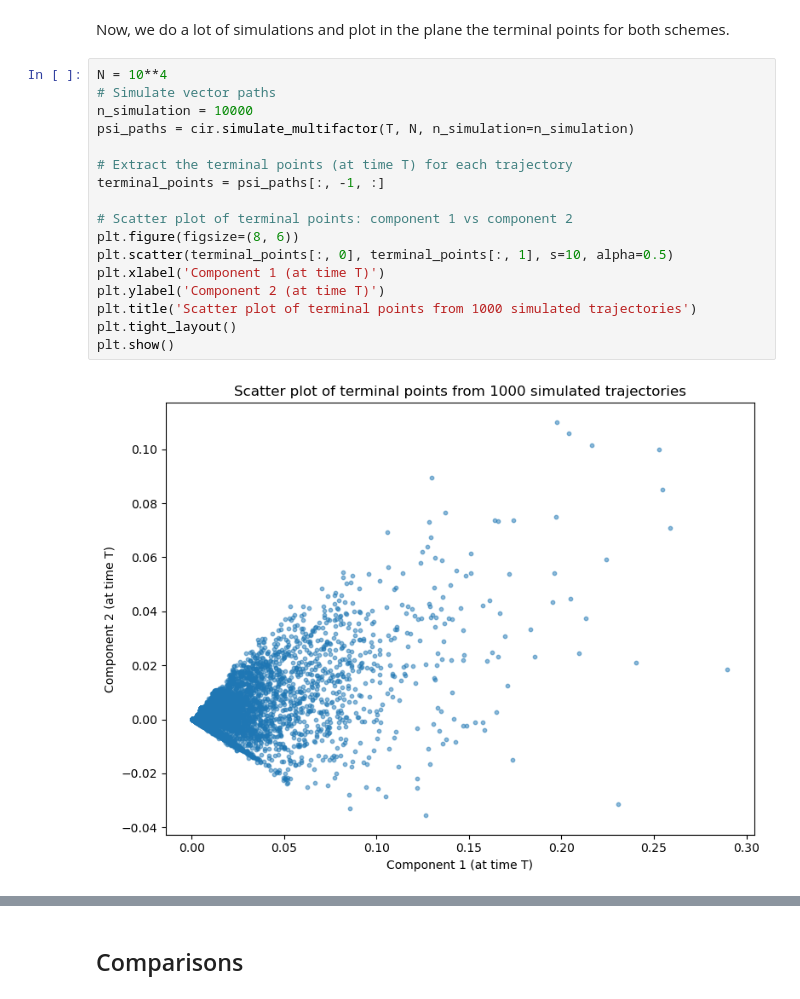
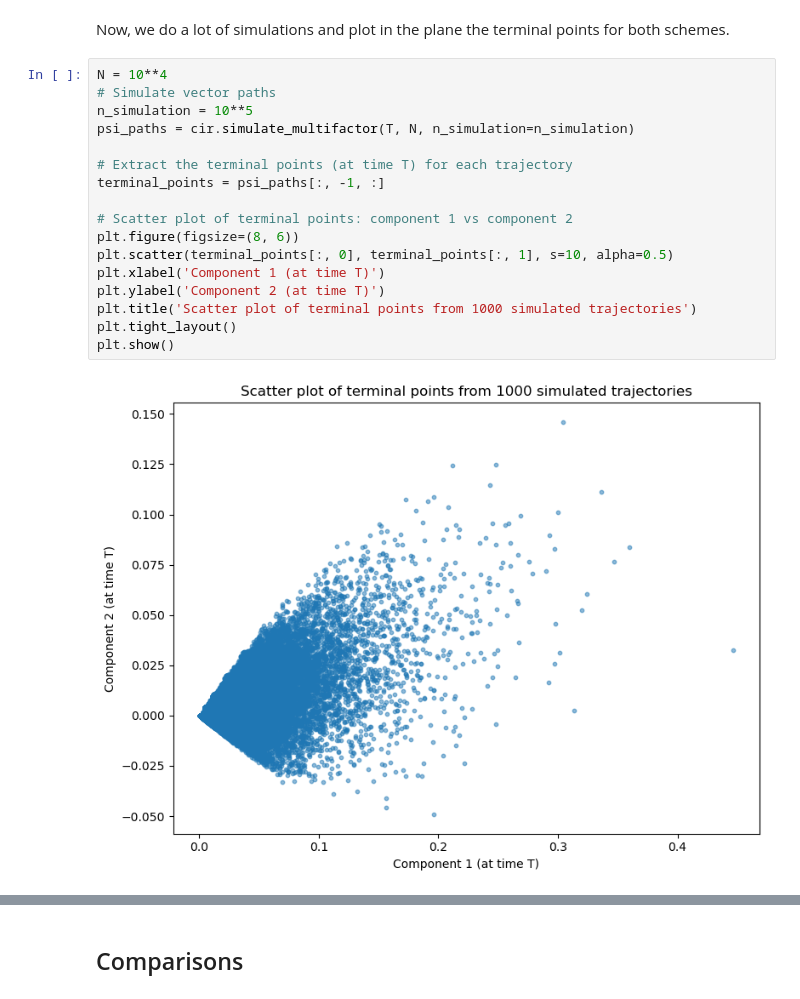
Before and after one commit to maxence2508/stage-cermics, a Jupyter notebook: second-order-schemes-for-multifactor-cir-and-heston-models.ipynb, the cells around one changed output, grey strips where cells are left out. Saved outputs shown, nothing was run; the diff lists cells and outputs as text.

```diff
--- a/second-order-schemes-for-multifactor-cir-and-heston-models.ipynb
+++ b/second-order-schemes-for-multifactor-cir-and-heston-models.ipynb
@@ -826,22 +826,22 @@ Now, we do a lot of simulations and plot in the plane the terminal points for bo
 # %%
 N = 10**4
 # Simulate vector paths
-n_simulation = 10000
+n_simulation = 10**5
 psi_paths = cir.simulate_multifactor(T, N, n_simulation=n_simulation)
 
 # Extract the terminal points (at time T) for each trajectory
 terminal_points = psi_paths[:, -1, :]
 
 # Scatter plot of terminal points: component 1 vs component 2
 plt.figure(figsize=(8, 6))
 plt.scatter(terminal_points[:, 0], terminal_points[:, 1], s=10, alpha=0.5)
 plt.xlabel('Component 1 (at time T)')
 plt.ylabel('Component 2 (at time T)')
 plt.title('Scatter plot of terminal points from 1000 simulated trajectories')
 plt.tight_layout()
 plt.show()
 # %% [output]
-[figure, old version]
+[figure, new version]
 # %%
 N = 10**4
 # Simulate vector paths
```
Also changed, not shown: parts of 6 cells of this notebook, 3 other files.
